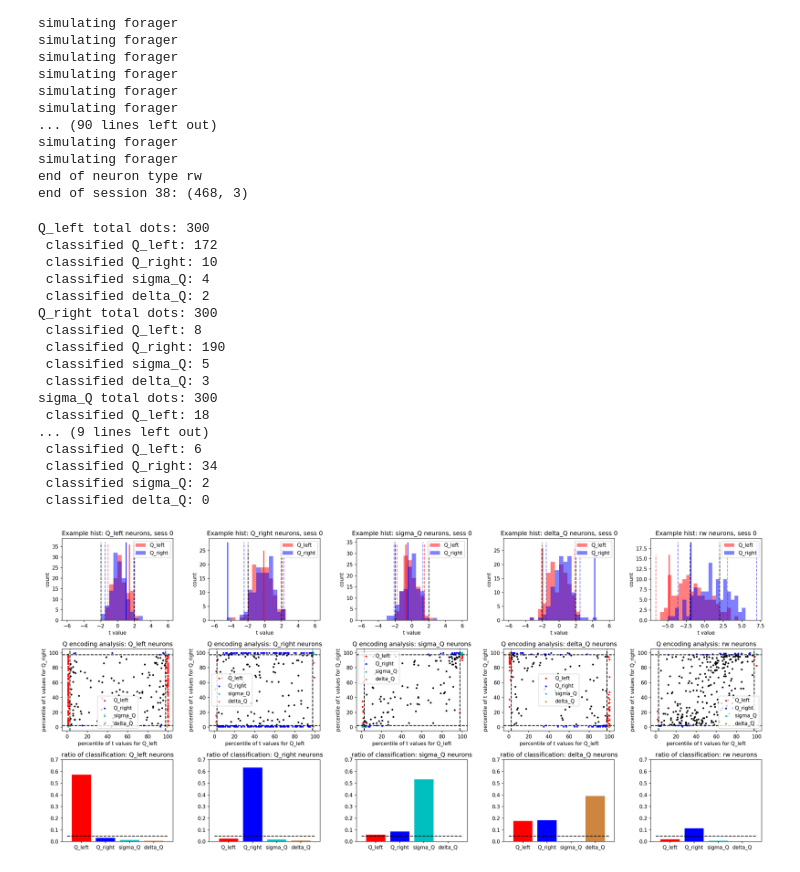
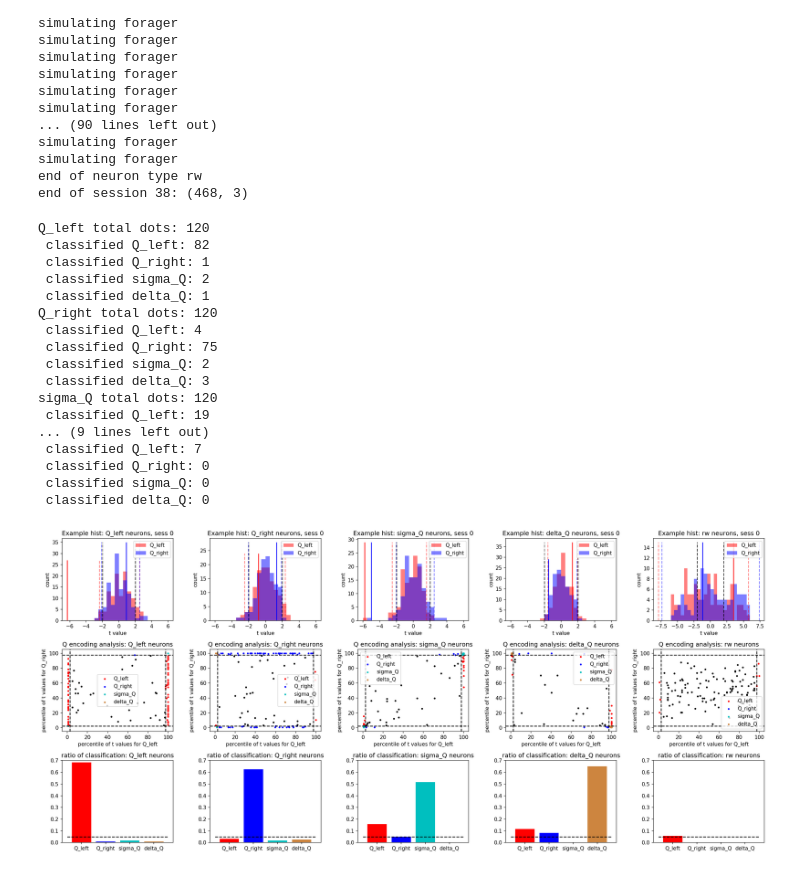
Before and after one commit to pckuo/map-ephys, a Jupyter notebook: notebook/pckuo/nonsense_corr.ipynb, the cells around one changed output. Saved outputs shown, nothing was run; the diff lists cells and outputs as text; code cells hidden in the pictures.

```diff
--- a/notebook/pckuo/nonsense_corr.ipynb
+++ b/notebook/pckuo/nonsense_corr.ipynb
@@ -2096,7 +2096,7 @@ simulating forager
 end of neuron type rw
 end of session 38: (468, 3)
 # %%
-with open('./df_ps_fit_dict_n_300_ps_120.pickle', 'rb') as handle:
+with open('./df_ps_fit_dict_sess_42_n_120_ps_120.pickle', 'rb') as handle:
     df_ps_fit_dict = pickle.load(handle)
 
 tvalue_sig_thresh = (-2, 2)
@@ -2215,45 +2215,45 @@ for neuron_type_id, neuron_type in enumerate(neuron_types):
     axs[row_ind, col_ind].set_ylim(tvalue_percentile_lim[0], tvalue_percentile_lim[1])
     axs[row_ind, col_ind].set_xlabel('percentile of t values for Q_left')
     axs[row_ind, col_ind].set_ylabel('percentile of t values for Q_right')
     axs[row_ind, col_ind].legend()
 
 
     # bar plot for significant neurons
     row_ind = 2
     print(f'{neuron_type} total dots: {len(df_fit_t_percentile_agnt_null)}')
     print(f' classified Q_left: {len(df_fit_Q_left_sig)}')
     print(f' classified Q_right: {len(df_fit_Q_right_sig)}')
     print(f' classified sigma_Q: {len(df_fit_sigma_Q_sig)}')
     print(f' classified delta_Q: {len(df_fit_delta_Q_sig)}')
 
     classified_ratios = [
         len(df_fit_Q_left_sig)/ float(len(df_fit_t_percentile_agnt_null)),
         len(df_fit_Q_right_sig)/ float(len(df_fit_t_percentile_agnt_null)),
         len(df_fit_sigma_Q_sig)/ float(len(df_fit_t_percentile_agnt_null)),
         len(df_fit_delta_Q_sig)/ float(len(df_fit_t_percentile_agnt_null))]
     axs[row_ind, col_ind].bar(classified_types, classified_ratios, color=bar_colors)
     x_lim = axs[row_ind, col_ind].get_xlim()
     axs[row_ind, col_ind].hlines(0.05, x_lim[0], x_lim[1], color='k', linestyle='--')
     axs[row_ind, col_ind].set_title(f'ratio of classification: {neuron_type} neurons')
     axs[row_ind, col_ind].set_ylim(0, 0.7)
 
 plt.tight_layout()
 # %% [output]
-Q_left total dots: 300
- classified Q_left: 172
- classified Q_right: 10
- classified sigma_Q: 4
- classified delta_Q: 2
-Q_right total dots: 300
- classified Q_left: 8
- classified Q_right: 190
- classified sigma_Q: 5
+Q_left total dots: 120
+ classified Q_left: 82
+ classified Q_right: 1
+ classified sigma_Q: 2
+ classified delta_Q: 1
+Q_right total dots: 120
+ classified Q_left: 4
+ classified Q_right: 75
+ classified sigma_Q: 2
  classified delta_Q: 3
-sigma_Q total dots: 300
- classified Q_left: 18
+sigma_Q total dots: 120
+ classified Q_left: 19
 ... (9 lines left out)
- classified Q_left: 6
- classified Q_right: 34
- classified sigma_Q: 2
+ classified Q_left: 7
+ classified Q_right: 0
+ classified sigma_Q: 0
  classified delta_Q: 0
-[figure, old version]
+[figure, new version]
```
Also changed, not shown: 7 other files.
